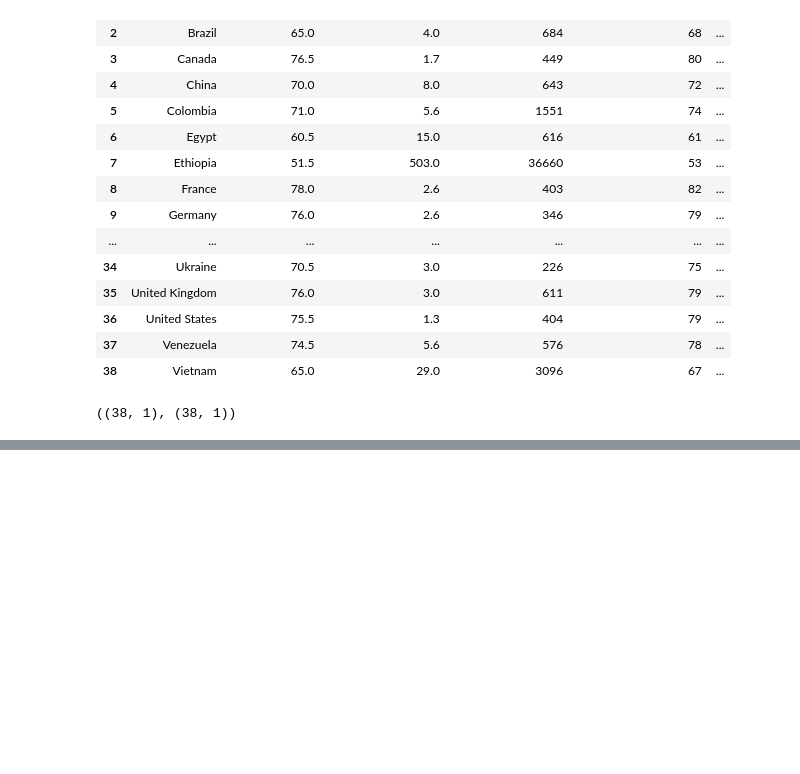
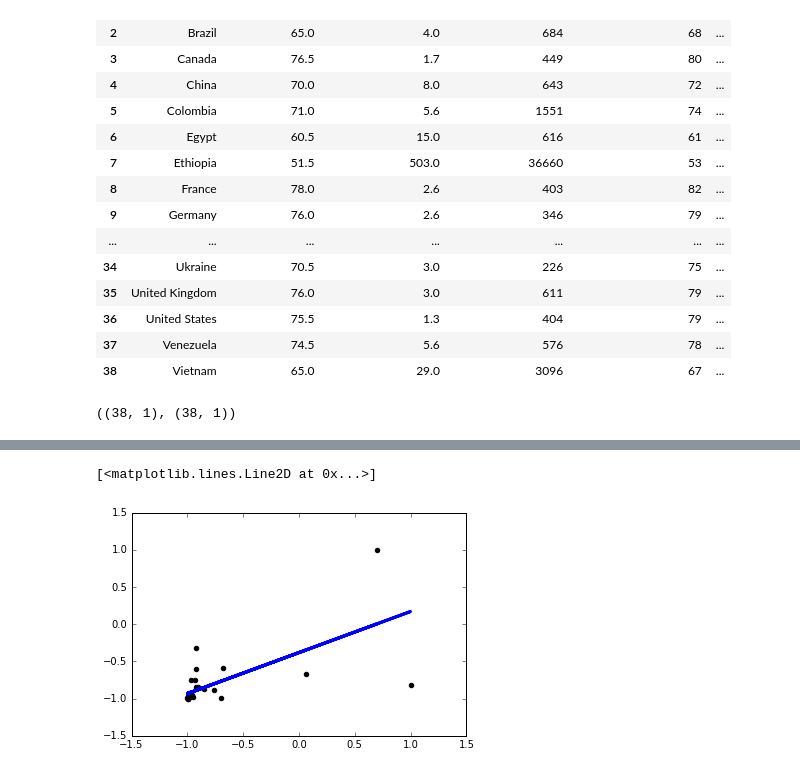
Before and after one commit to queirozfcom/python-sandbox, a Jupyter notebook: python3/notebooks/television/keras-linear-reg-functional-api.ipynb, the cells around one changed output, grey strips where cells are left out. Cells and saved outputs as stored; diff of their text form; code cells hidden in the pictures; blank space fills up the shorter version.

```diff
--- a/python3/notebooks/television/keras-linear-reg-functional-api.ipynb
+++ b/python3/notebooks/television/keras-linear-reg-functional-api.ipynb
@@ -150,0 +164,16 @@ model.get_weights()
+# %%
+# min-max -1,1
+sc = MinMaxScaler(feature_range=(-1,1))
+x_ = sc.fit_transform(x)
+y_ = sc.fit_transform(y)
+
+inputs = Input(shape=(1,))
+preds = Dense(1,activation='linear')(inputs)
+
+model = Model(inputs=inputs,outputs=preds)
+sgd=keras.optimizers.SGD()
+model.compile(optimizer=sgd ,loss='mse')
+model.fit(x_,y_, batch_size=1, verbose=1, epochs=10, shuffle=False)
+plt.scatter(x_,y_,color='black')
+plt.plot(x_,model.predict(x_), color='blue', linewidth=3)
+# %% [output]
@@ -150,0 +200,2 @@ model.get_weights()
+[<matplotlib.lines.Line2D at 0x...>]
+[figure, added]
```
Also changed, not shown: parts of 6 cells of this notebook.
